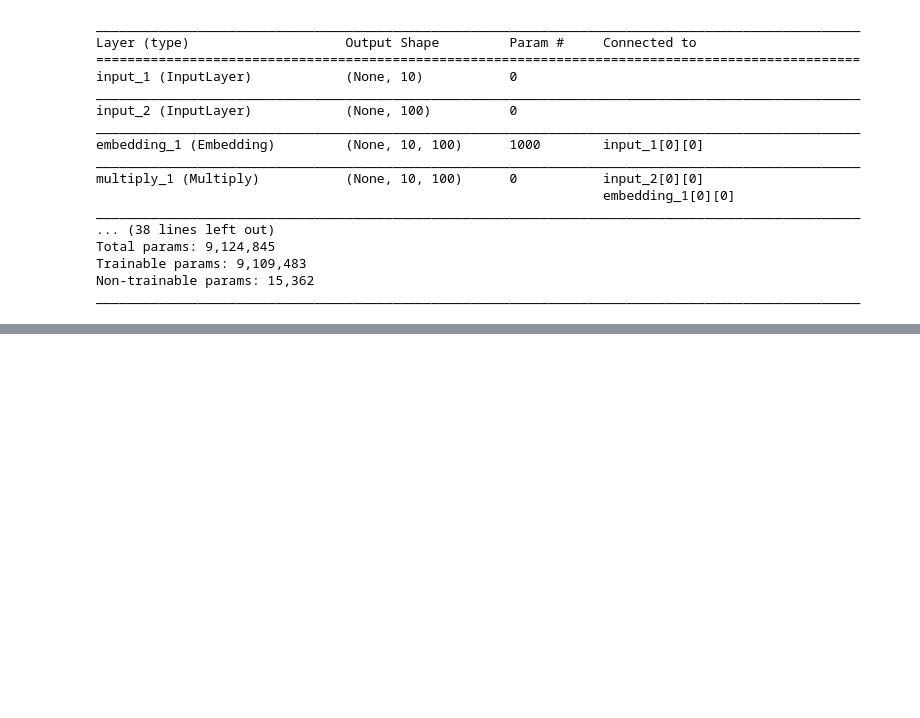
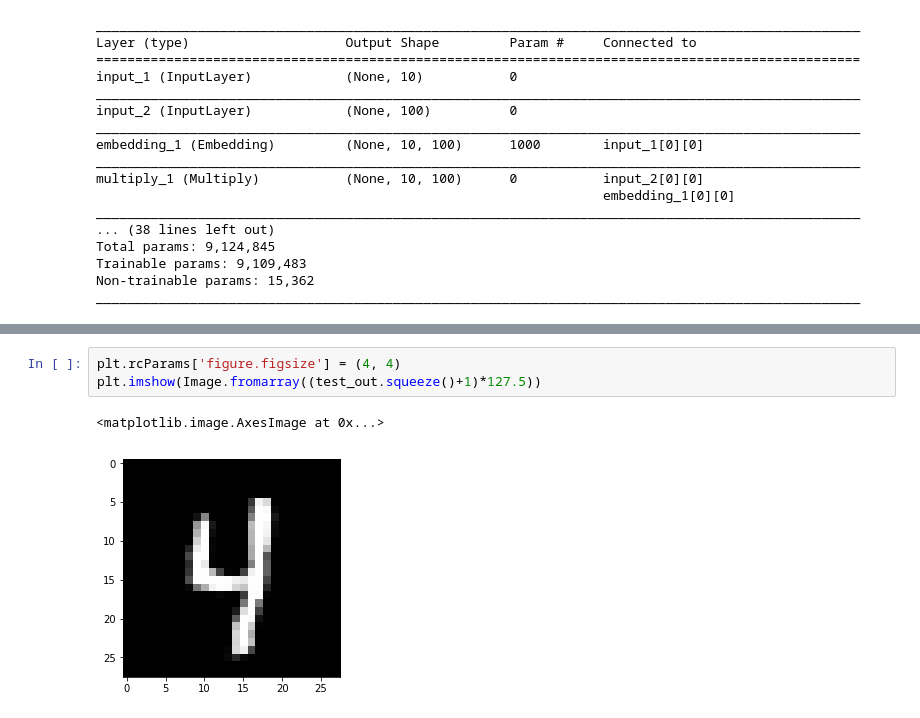
Before and after one commit to dknine-zz/gan, a Jupyter notebook: ac_gan.ipynb, the cells around one changed output, grey strips where cells are left out. Saved outputs shown, nothing was run; the diff lists cells and outputs as text; blank space fills up the shorter version.

```diff
--- a/ac_gan.ipynb
+++ b/ac_gan.ipynb
@@ -428,0 +390,6 @@ dense2
+# %%
+plt.rcParams['figure.figsize'] = (4, 4)
+plt.imshow(Image.fromarray((test_out.squeeze()+1)*127.5))
+# %% [output]
+<matplotlib.image.AxesImage at 0x...>
+[figure, added]
```
Also changed, not shown: parts of 23 cells of this notebook.
